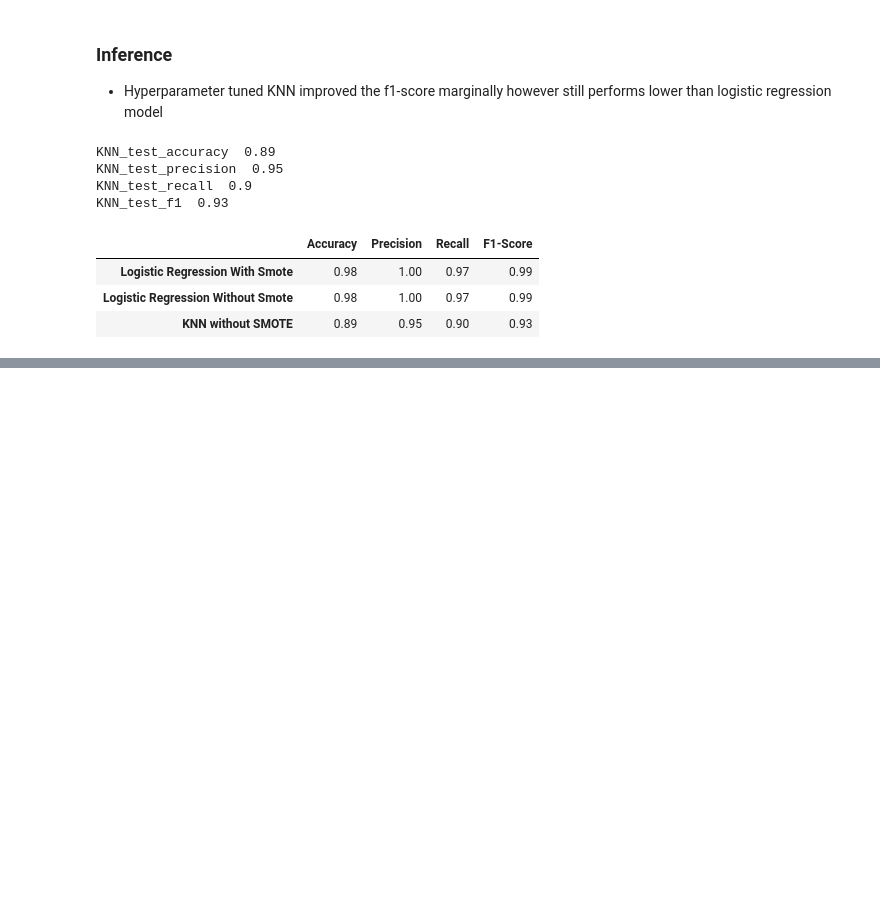
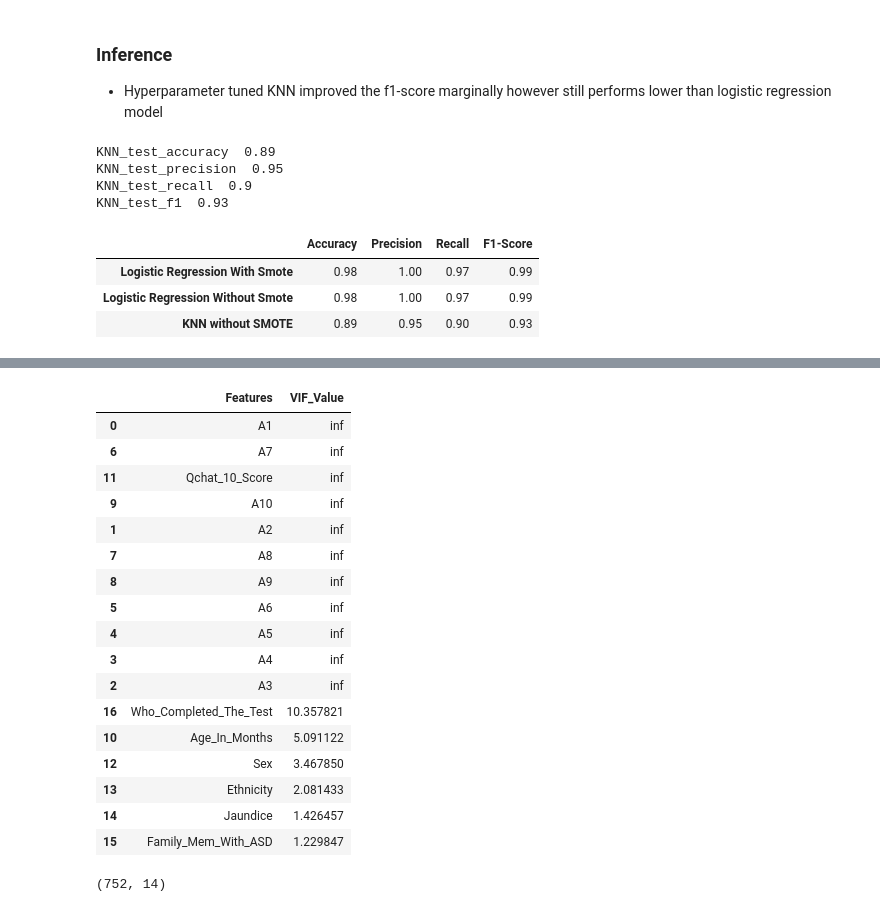
Before and after one commit to mp-balaji/Predicting-Autism-in-Toddlers-through-Machine-Learning, a Jupyter notebook: Balaji_MP_ASD_Prediction_EDA.ipynb, the cells around one changed output, grey strips where cells are left out. Saved outputs shown, nothing was run; the diff lists cells and outputs as text; code cells hidden in the pictures; blank space fills up the shorter version.

```diff
--- a/Balaji_MP_ASD_Prediction_EDA.ipynb
+++ b/Balaji_MP_ASD_Prediction_EDA.ipynb
@@ -1125,0 +1158,20 @@ metrics.T
+# %%
+def ordinal_encoder(df, feats):
+    """
+    This function takes in a DataFrame and a list of features, and replaces the values of the features with their corresponding ordinal values.
+    The ordinal values are integers starting from 0, and are determined by the unique values of the feature.
+    Inputs:
+        df: DataFrame
+        feats: list of features (strings)
+    Output:
+        DataFrame with ordinal encoded features based on their frequency of occurence!!
+    """
+    for feat in feats:
+        feat_val = list(np.arange(df[feat].nunique()))
+        feat_key = list(df[feat].sort_values().unique())
+        feat_dict = dict(zip(feat_key, feat_val))
+        df[feat] = df[feat].map(feat_dict)
+    return df
+# %%
+df = ordinal_encoder(df_Ethnic, df_Ethnic.drop(['ASD_Diagnosed'], axis=1).columns)
+df.info()
@@ -1125,0 +1196,42 @@ metrics.T
+# %%
+X = df.drop('ASD_Diagnosed', axis=1)
+Y = df['ASD_Diagnosed']
+# %%
+from statsmodels.stats.outliers_influence import variance_inflation_factor
+
+
+
+def calc_vif(X):
+    """"
+    Calculates the VIF values of each column and eliminates the top most column having VIF value>5
+    The VIF values are calculated again and if the top most column is having VIF>5, then the process is repeated again
+    The process continues until all the columns with high VIF values are dropped
+
+    """
+    vif = pd.DataFrame()
+    vif['Features'] = X.columns
+    vif['VIF_Value'] = [variance_inflation_factor(X.values, i) for i in range(X.shape[1])]
+
+    return(vif)
+# %%
+VIF_Values = calc_vif(X).sort_values(by = 'VIF_Value', ascending = False)
+VIF_Values
+# %% [output]
+|  | Features | VIF_Value |
+| 0 | A1 | inf |
+| 6 | A7 | inf |
+| 11 | Qchat_10_Score | inf |
+| 9 | A10 | inf |
+| 1 | A2 | inf |
+| 7 | A8 | inf |
+| 8 | A9 | inf |
+| 5 | A6 | inf |
+| 4 | A5 | inf |
+| 3 | A4 | inf |
+| 2 | A3 | inf |
+| 16 | Who_Completed_The_Test | 10.357821 |
+| 10 | Age_In_Months | 5.091122 |
+| 12 | Sex | 3.467850 |
+| 13 | Ethnicity | 2.081433 |
+| 14 | Jaundice | 1.426457 |
+| 15 | Family_Mem_With_ASD | 1.229847 |
@@ -1125,0 +1243,4 @@ metrics.T
+# %%
+X.shape
+# %% [output]
+(752, 14)
```
Also changed, not shown: parts of 28 cells of this notebook.
